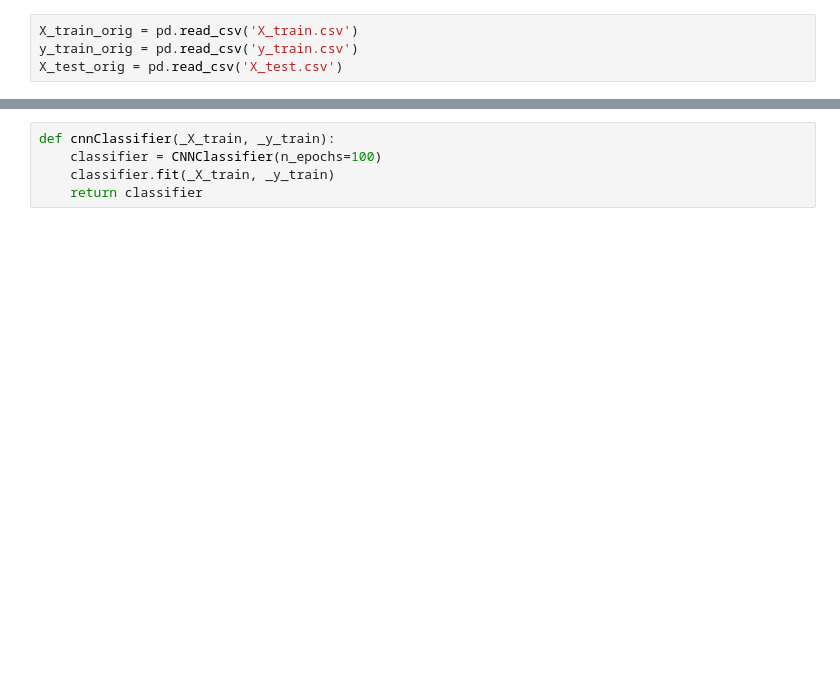
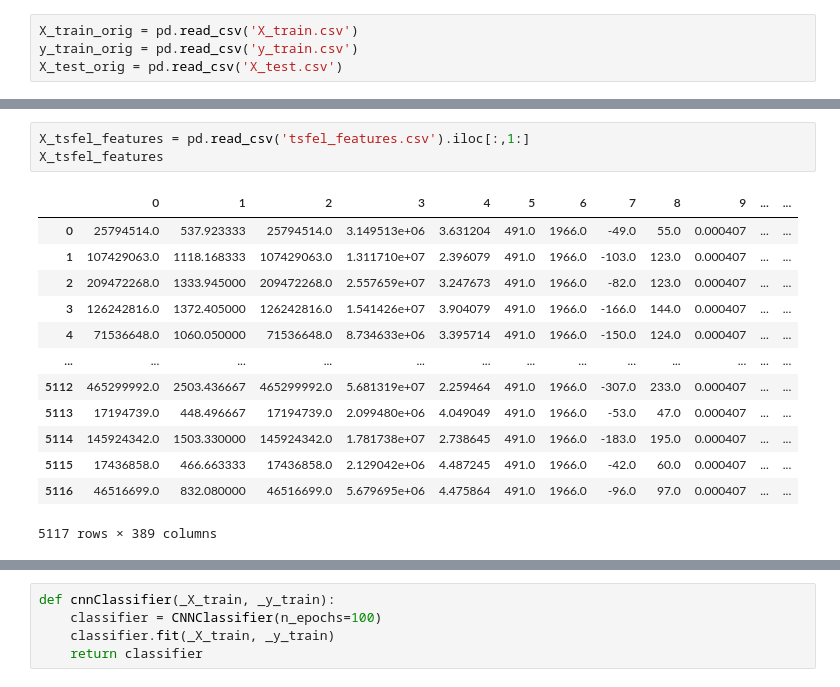
Before and after one commit to zytros/HS23, a Jupyter notebook: AML/task2/ecg_ts_class.ipynb, the cells around one changed output, grey strips where cells are left out. Cells and saved outputs as stored; diff of their text form; blank space fills up the shorter version.

```diff
--- a/AML/task2/ecg_ts_class.ipynb
+++ b/AML/task2/ecg_ts_class.ipynb
@@ -30,3 +155,20 @@ X_train_fourier = FourierTransform().fit_transform(feature,label)
+# %%
+X_tsfel_features = pd.read_csv('tsfel_features.csv').iloc[:,1:]
+X_tsfel_features
+# %% [output]
+|  | 0 | 1 | 2 | 3 | 4 | 5 | 6 | 7 | 8 | 9 | ... | ... |
+| 0 | 25794514.0 | 537.923333 | 25794514.0 | 3.149513e+06 | 3.631204 | 491.0 | 1966.0 | -49.0 | 55.0 | 0.000407 | ... | ... |
+| 1 | 107429063.0 | 1118.168333 | 107429063.0 | 1.311710e+07 | 2.396079 | 491.0 | 1966.0 | -103.0 | 123.0 | 0.000407 | ... | ... |
+| 2 | 209472268.0 | 1333.945000 | 209472268.0 | 2.557659e+07 | 3.247673 | 491.0 | 1966.0 | -82.0 | 123.0 | 0.000407 | ... | ... |
+| 3 | 126242816.0 | 1372.405000 | 126242816.0 | 1.541426e+07 | 3.904079 | 491.0 | 1966.0 | -166.0 | 144.0 | 0.000407 | ... | ... |
+| 4 | 71536648.0 | 1060.050000 | 71536648.0 | 8.734633e+06 | 3.395714 | 491.0 | 1966.0 | -150.0 | 124.0 | 0.000407 | ... | ... |
+| ... | ... | ... | ... | ... | ... | ... | ... | ... | ... | ... | ... | ... |
+| 5112 | 465299992.0 | 2503.436667 | 465299992.0 | 5.681319e+07 | 2.259464 | 491.0 | 1966.0 | -307.0 | 233.0 | 0.000407 | ... | ... |
+| 5113 | 17194739.0 | 448.496667 | 17194739.0 | 2.099480e+06 | 4.049049 | 491.0 | 1966.0 | -53.0 | 47.0 | 0.000407 | ... | ... |
+| 5114 | 145924342.0 | 1503.330000 | 145924342.0 | 1.781738e+07 | 2.738645 | 491.0 | 1966.0 | -183.0 | 195.0 | 0.000407 | ... | ... |
+| 5115 | 17436858.0 | 466.663333 | 17436858.0 | 2.129042e+06 | 4.487245 | 491.0 | 1966.0 | -42.0 | 60.0 | 0.000407 | ... | ... |
+| 5116 | 46516699.0 | 832.080000 | 46516699.0 | 5.679695e+06 | 4.475864 | 491.0 | 1966.0 | -96.0 | 97.0 | 0.000407 | ... | ... |
+5117 rows × 389 columns
 # %%
 plt.plot(feature[0])
 plt.plot(X_train_fourier[0]/100)
```
Also changed, not shown: parts of 25 cells of this notebook, 7 other files.
